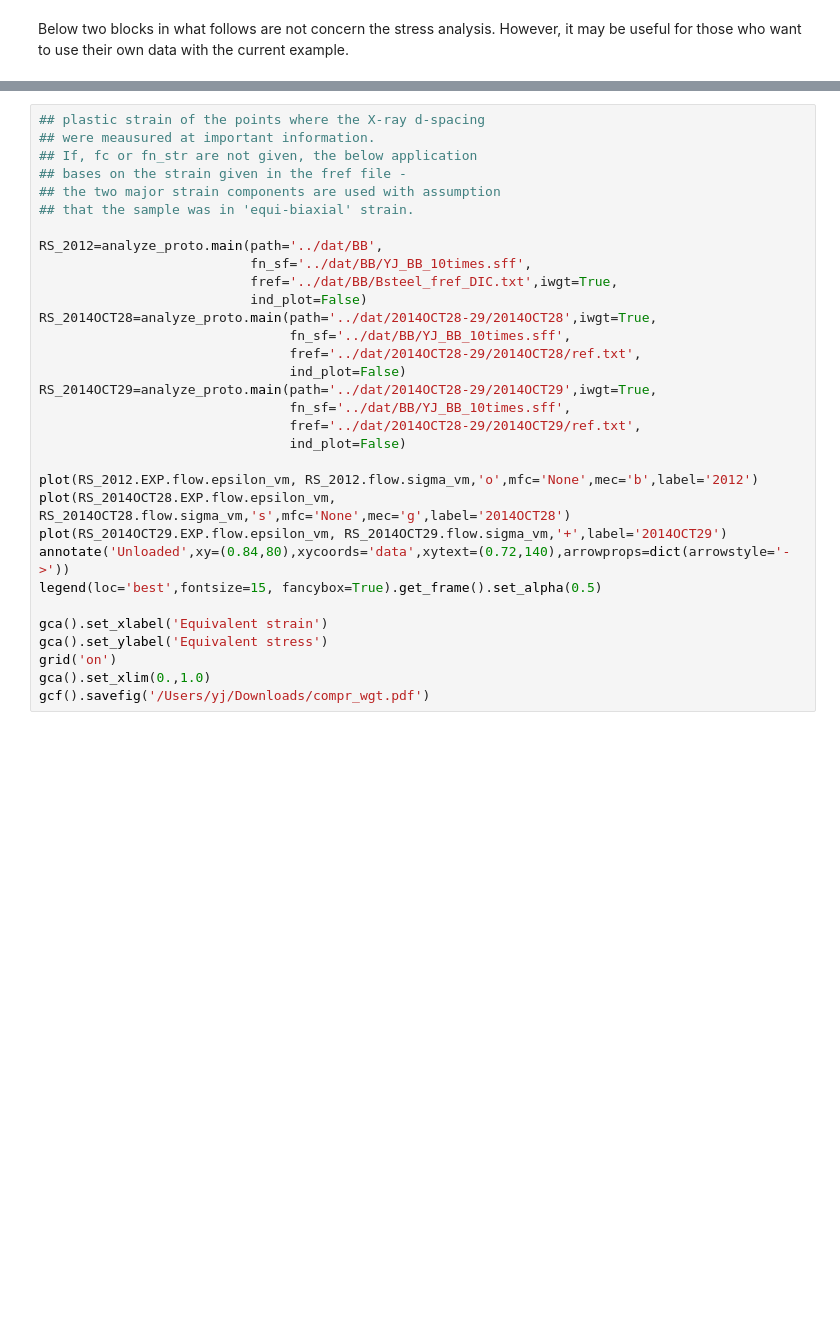
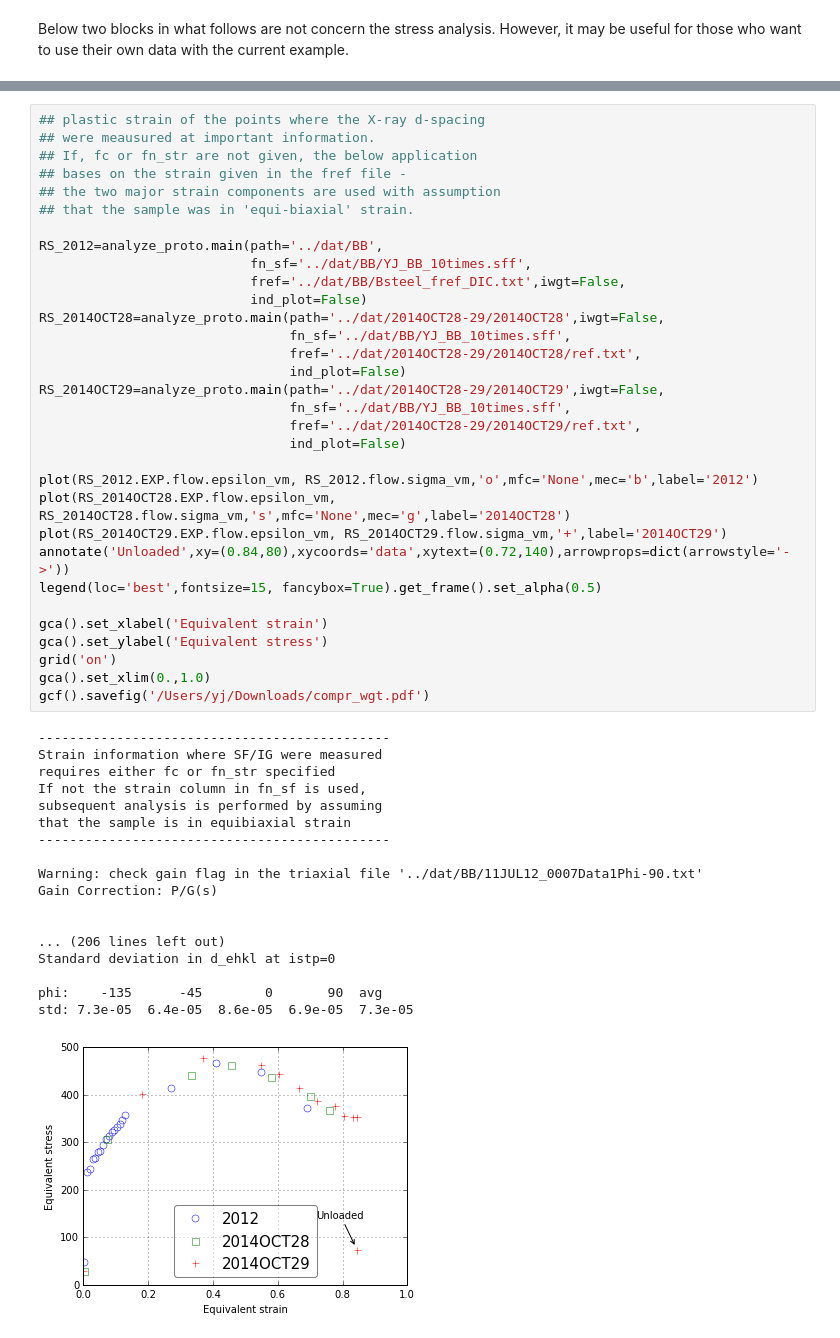
Before and after one commit to usnistgov/DiffStress, a Jupyter notebook: tutorials/Stress-strain-IFsteel-BB.ipynb, the cells around one changed output, grey strips where cells are left out. Saved outputs shown, nothing was run; the diff lists cells and outputs as text; blank space fills up the shorter version.

Commit message:
update in tutorial for stress analysis that is illustrated in ipynb

```diff
--- a/tutorials/Stress-strain-IFsteel-BB.ipynb
+++ b/tutorials/Stress-strain-IFsteel-BB.ipynb
@@ -30,32 +41,51 @@ print d
 # %%
 ## plastic strain of the points where the X-ray d-spacing
 ## were meausured at important information.
 ## If, fc or fn_str are not given, the below application
 ## bases on the strain given in the fref file -
 ## the two major strain components are used with assumption
 ## that the sample was in 'equi-biaxial' strain.
 
 RS_2012=analyze_proto.main(path='../dat/BB',
                            fn_sf='../dat/BB/YJ_BB_10times.sff',
-                           fref='../dat/BB/Bsteel_fref_DIC.txt',iwgt=True,
+                           fref='../dat/BB/Bsteel_fref_DIC.txt',iwgt=False,
                            ind_plot=False)
-RS_2014OCT28=analyze_proto.main(path='../dat/2014OCT28-29/2014OCT28',iwgt=True,
+RS_2014OCT28=analyze_proto.main(path='../dat/2014OCT28-29/2014OCT28',iwgt=False,
                                 fn_sf='../dat/BB/YJ_BB_10times.sff',
                                 fref='../dat/2014OCT28-29/2014OCT28/ref.txt',
                                 ind_plot=False)
-RS_2014OCT29=analyze_proto.main(path='../dat/2014OCT28-29/2014OCT29',iwgt=True,
+RS_2014OCT29=analyze_proto.main(path='../dat/2014OCT28-29/2014OCT29',iwgt=False,
                                 fn_sf='../dat/BB/YJ_BB_10times.sff',
                                 fref='../dat/2014OCT28-29/2014OCT29/ref.txt',
                                 ind_plot=False)
 
 plot(RS_2012.EXP.flow.epsilon_vm, RS_2012.flow.sigma_vm,'o',mfc='None',mec='b',label='2012')
 plot(RS_2014OCT28.EXP.flow.epsilon_vm, RS_2014OCT28.flow.sigma_vm,'s',mfc='None',mec='g',label='2014OCT28')
 plot(RS_2014OCT29.EXP.flow.epsilon_vm, RS_2014OCT29.flow.sigma_vm,'+',label='2014OCT29')
 annotate('Unloaded',xy=(0.84,80),xycoords='data',xytext=(0.72,140),arrowprops=dict(arrowstyle='->'))
 legend(loc='best',fontsize=15, fancybox=True).get_frame().set_alpha(0.5)
 
 gca().set_xlabel('Equivalent strain')
 gca().set_ylabel('Equivalent stress')
 grid('on')
 gca().set_xlim(0.,1.0)
 gcf().savefig('/Users/yj/Downloads/compr_wgt.pdf')
+# %% [output]
+---------------------------------------------
+Strain information where SF/IG were measured
+requires either fc or fn_str specified
+If not the strain column in fn_sf is used,
+subsequent analysis is performed by assuming
+that the sample is in equibiaxial strain
+---------------------------------------------
+
+Warning: check gain flag in the triaxial file '../dat/BB/11JUL12_0007Data1Phi-90.txt'
+Gain Correction: P/G(s)
+
+
+... (206 lines left out)
+Standard deviation in d_ehkl at istp=0
+
+phi:    -135      -45        0       90  avg
+std: 7.3e-05  6.4e-05  8.6e-05  6.9e-05  7.3e-05
+[figure, added]
```
Also changed, not shown: parts of 6 cells of this notebook.
